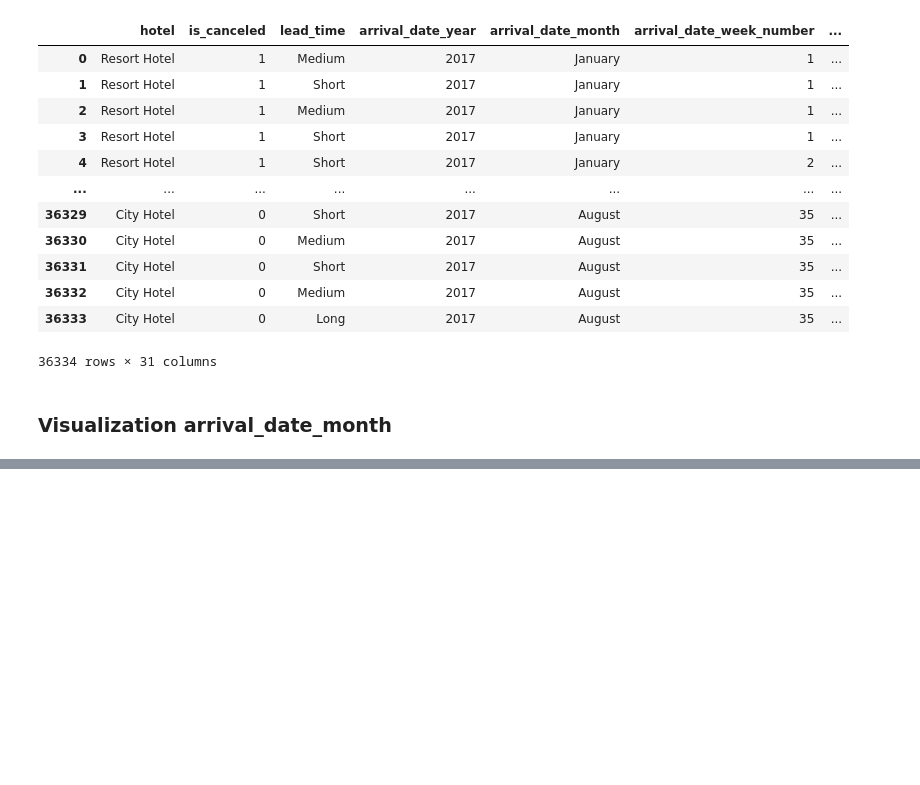
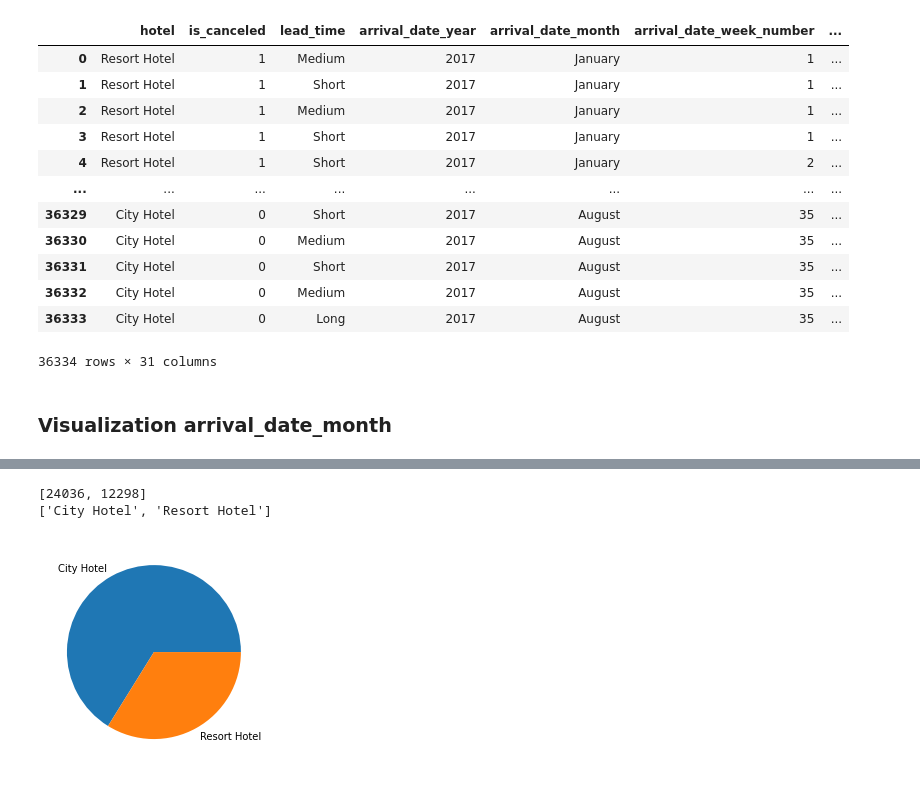
Before and after one commit to ferdinosaurus/intermediate-python-AI-INDONESIA, a Jupyter notebook: Final Project/SoalB.ipynb, the cells around one changed output, grey strips where cells are left out. Cells and saved outputs as stored; diff of their text form; code cells hidden in the pictures; blank space fills up the shorter version.

```diff
--- a/Final Project/SoalB.ipynb
+++ b/Final Project/SoalB.ipynb
@@ -354,0 +381,10 @@ plt.show()
+# %%
+print(data_hotel_clean['hotel'].value_counts().tolist())
+print(data_hotel_clean['hotel'].value_counts().index.tolist())
+
+plt.pie(data_hotel_clean['hotel'].value_counts().tolist(),labels=data_hotel_clean['hotel'].value_counts().index.tolist())
+plt.show()
+# %% [output]
+[24036, 12298]
+['City Hotel', 'Resort Hotel']
+[figure, added]
```
Also changed, not shown: parts of 5 cells of this notebook.
